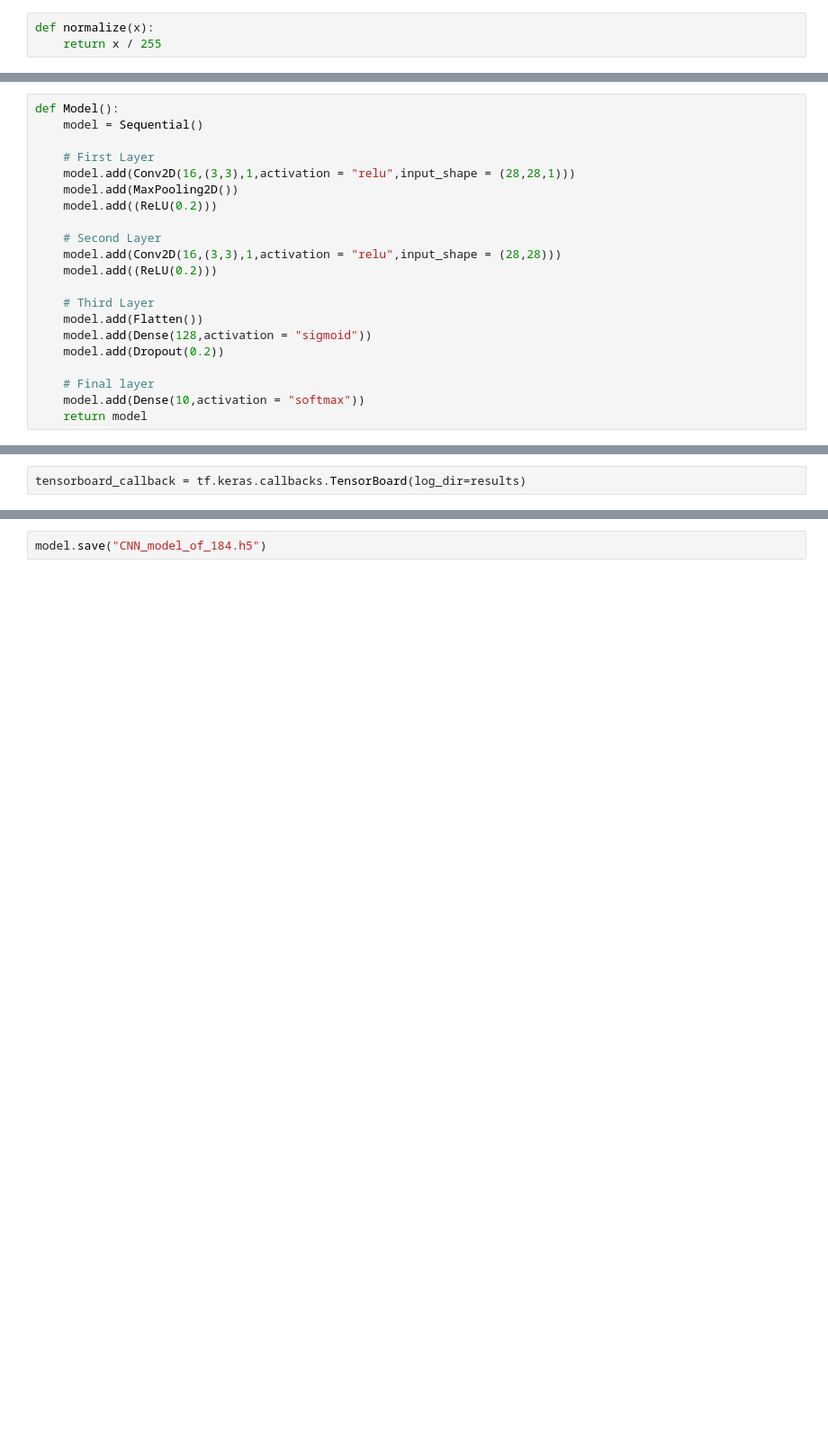
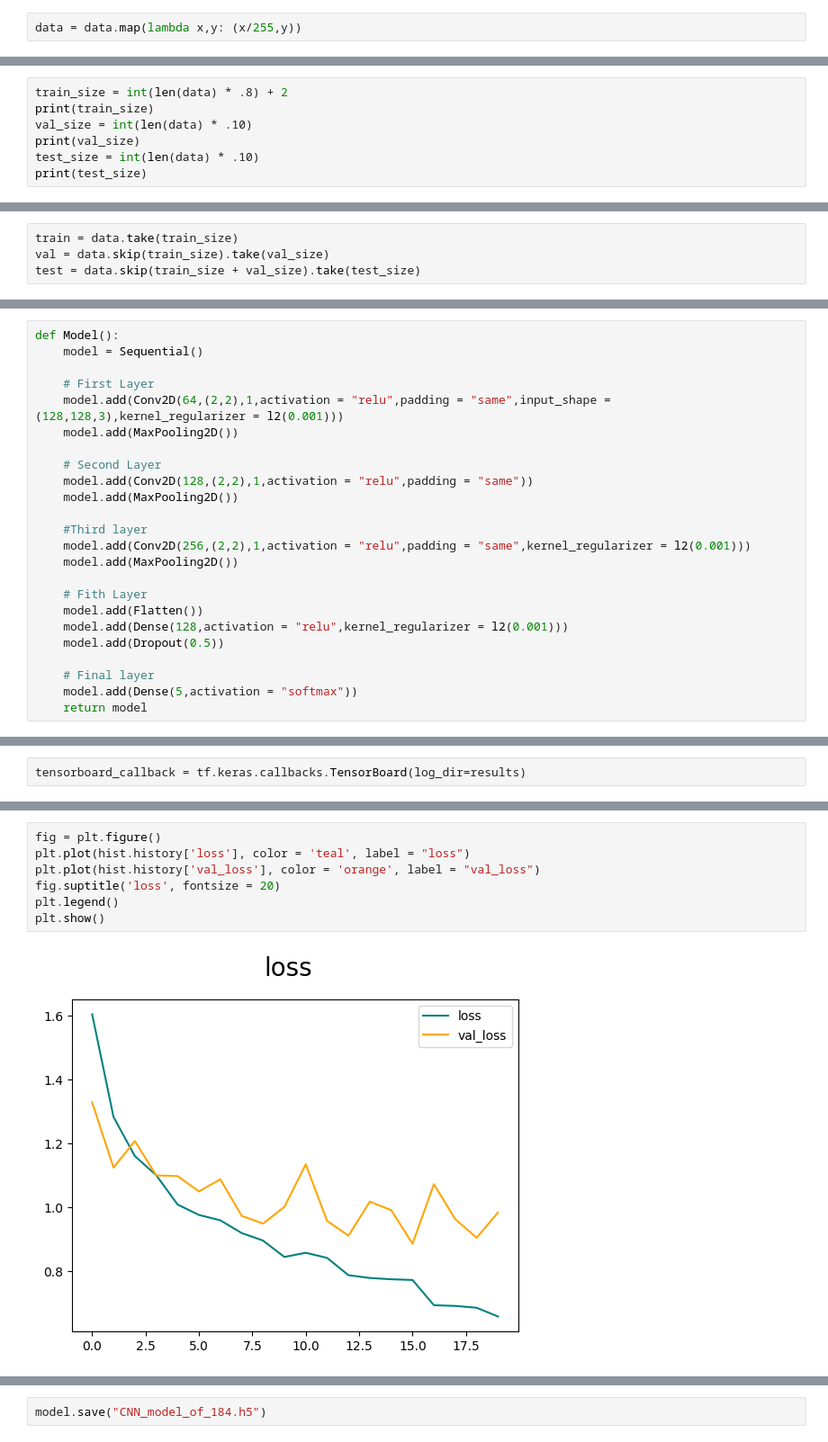
Before and after one commit to JakeTreska/CNN-vs-MLP-Deep-Learning-Research, a Jupyter notebook: CSCI184 Project.ipynb, the cells around one changed output, grey strips where cells are left out. Shown at 90% size. Drawn from its saved outputs; the diff is of its cells as text; blank space fills up the shorter version.

```diff
--- a/CSCI184 Project.ipynb
+++ b/CSCI184 Project.ipynb
@@ -42,5 +54,4 @@ for idx,img in enumerate(X_train[:8]):
 # %% [markdown]
 # 1.3 Apply normalization --> all pixels between 0 - 1
 # %%
-def normalize(x):
-    return x / 255
+data = data.map(lambda x,y: (x/255,y))
@@ -74,0 +75,7 @@ val = df.skip(train_size).take(val_size)
+# %%
+train_size = int(len(data) * .8) + 2
+print(train_size)
+val_size = int(len(data) * .10)
+print(val_size)
+test_size = int(len(data) * .10)
+print(test_size)
@@ -75,3 +86,7 @@ val = df.skip(train_size).take(val_size)
+# %%
+train = data.take(train_size)
+val = data.skip(train_size).take(val_size)
+test = data.skip(train_size + val_size).take(test_size)
 # %% [markdown]
 # 2 Build CNN model
 # %%
@@ -83,21 +100,24 @@ def Model():
     model = Sequential()
 
     # First Layer
-    model.add(Conv2D(16,(3,3),1,activation = "relu",input_shape = (28,28,1)))
+    model.add(Conv2D(64,(2,2),1,activation = "relu",padding = "same",input_shape = (128,128,3),kernel_regularizer = l2(0.001)))
     model.add(MaxPooling2D())
-    model.add((ReLU(0.2)))
 
     # Second Layer
-    model.add(Conv2D(16,(3,3),1,activation = "relu",input_shape = (28,28)))
-    model.add((ReLU(0.2)))
+    model.add(Conv2D(128,(2,2),1,activation = "relu",padding = "same"))
+    model.add(MaxPooling2D())
 
-    # Third Layer
+    #Third layer
+    model.add(Conv2D(256,(2,2),1,activation = "relu",padding = "same",kernel_regularizer = l2(0.001)))
+    model.add(MaxPooling2D())
+
+    # Fith Layer
     model.add(Flatten())
-    model.add(Dense(128,activation = "sigmoid"))
-    model.add(Dropout(0.2))
+    model.add(Dense(128,activation = "relu",kernel_regularizer = l2(0.001)))
+    model.add(Dropout(0.5))
 
     # Final layer
-    model.add(Dense(10,activation = "softmax"))
+    model.add(Dense(5,activation = "softmax"))
     return model
 # %%
 model = Model()
@@ -150,0 +173,9 @@ Epoch 20/20
+# %%
+fig = plt.figure()
+plt.plot(hist.history['loss'], color = 'teal', label = "loss")
+plt.plot(hist.history['val_loss'], color = 'orange', label = "val_loss")
+fig.suptitle('loss', fontsize = 20)
+plt.legend()
+plt.show()
+# %% [output]
+[figure, added]
```
Also changed, not shown: parts of 53 cells of this notebook.
